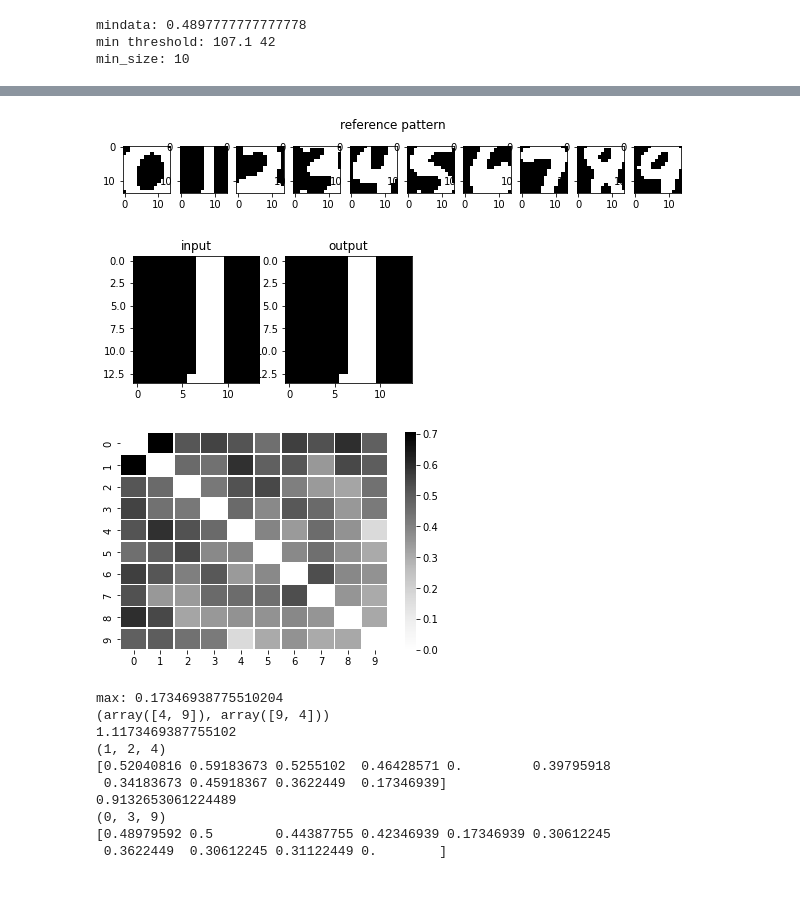
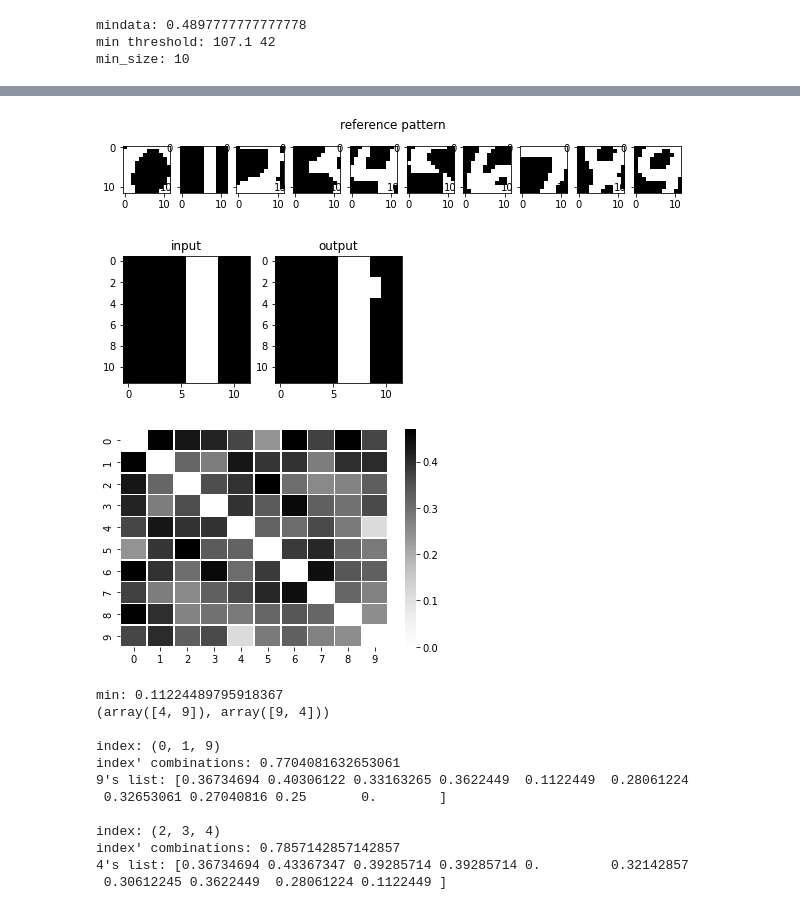
Before and after one commit to aslla77/aslla77, a Jupyter notebook: About_Hopfield_Network/Hopfeild_Network_MNIST.ipynb, the cells around one changed output, grey strips where cells are left out. Cells and saved outputs as stored; diff of their text form; code cells hidden in the pictures.

```diff
--- a/About_Hopfield_Network/Hopfeild_Network_MNIST.ipynb
+++ b/About_Hopfield_Network/Hopfeild_Network_MNIST.ipynb
@@ -238,15 +338,18 @@ min_size: 10
 # %%
 
-L=14
-threshold=43
+L=12
+threshold=42
 crop_img=crop_avr_img_v1(L,list(i for i in range(10)))
 binary_img=change_binary(crop_img,threshold*0.01*255).reshape(10,L*L)
-h_distance=(hamming_d(binary_img,L))/(L**2)
+h_distance=(hamming_d(binary_img,L))
 
 # heatmap plot
-heatmap=sns.heatmap(h_distance,cmap='Greys',linewidth=0.5)
+heatmap=sns.heatmap(h_distance,cmap='Reds',linewidth=0.5)
 #,annot=True
 
 plt.show()
-print(np.max(h_distance))
+print(np.where((h_distance)==np.max(h_distance)))
+print(np.max(h_distance)/L*L,'%')
+print(np.where((h_distance+np.eye(10)*100)==np.min(h_distance+np.eye(10)*100)))
+print('4and9 :',h_distance[4,9]/L*L,'%')
 # %% [output]
@@ -321,7 +426,8 @@ for xinum in range(10):
 
   if index ==8:
     plt.show()
-    plt.figure(figsize=(10,10))
+    if xinum != 9:
+      plt.figure(figsize=(10,10))
     index=0
   index+=1
 # %% [output]
@@ -485,6 +654,7 @@ class hopfield:
       data=np.sum(self.xi[i]==self.S)/(self.L**2)
       if data<=0.2:
         data=np.sum(self.xi[i]*(-1)==self.S)/(self.L**2)
+        self.S=self.S*(-1)
 
       if data>simi :
         simi=data
@@ -498,52 +668,55 @@ class hopfield:
       data=np.sum(self.xi[self.avr.index(index)]*(-1)==self.S)/(self.L**2)
     return data
 # %%
-a=hopfield(14,86,4000,True)
+a=hopfield(12,107.1,4000,True)
 img=a.xi[1].copy()
 a.run(img)
 a.plot_show()
 # %% [output]
-[figure, old version]
+[figure, new version]
-[figure, old version]
+[figure, new version]
 # %%
 from itertools import combinations
 h_distance=(hamming_d(a.xi,14))/(14**2)
 
 # heatmap plot
 heatmap=sns.heatmap(h_distance,cmap='Greys',linewidth=0.5)
 #,annot=True
 
 plt.show()
-
-print('max:',np.min(h_distance+np.eye(10)*100))
+num=9
+print('min:',np.min(h_distance+np.eye(10)*100))
 print(np.where((h_distance+np.eye(10)*100)==np.min(h_distance+np.eye(10)*100)))
 Min=1e-9
-for i,j in combinations(list(i for i in range(len(h_distance[4])) if i!=4 ),2):
-  if Min<np.sum(h_distance[4][[i,j]]):
-    Min=np.sum(h_distance[4][[i,j]])
-    index=(i,j,4)
-print(Min)
-print(index)
-print(h_distance[4])
+for i,j in combinations(list(i for i in range(len(h_distance[num])) if i!=num ),2):
+  if Min<np.sum(h_distance[num][[i,j]]):
+    Min=np.sum(h_distance[num][[i,j]])
+    index=(i,j,num)
+print('\nindex:',index)
+print('index\' combinations:',Min)
+print('{:d}\'s list:'.format(num),h_distance[num])
 
 Min=1e-9
-
-for i,j in combinations(list(i for i in range(len(h_distance[9])) if not(i in index)and i!=9),2):
-  if Min<np.sum(h_distance[9][[i,j]]):
-    Min=np.sum(h_distance[9][[i,j]])
-    index=(i,j,9)
-print(Min)
-print(index)
-print(h_distance[9])
+num=4
+for i,j in combinations(list(i for i in range(len(h_distance[num])) if not(i in index)and i!=num),2):
+  if Min<np.sum(h_distance[num][[i,j]]):
+    Min=np.sum(h_distance[num][[i,j]])
+    index=(i,j,num)
+print('\nindex:',index)
+print('index\' combinations:',Min)
+print('{:d}\'s list:'.format(num),h_distance[num])
+#1,2,4 // 0,3,9
 # %% [output]
-[figure, old version]
+[figure, new version]
-max: 0.17346938775510204
+min: 0.11224489795918367
 (array([4, 9]), array([9, 4]))
-1.1173469387755102
-(1, 2, 4)
-[0.52040816 0.59183673 0.5255102  0.46428571 0.         0.39795918
- 0.34183673 0.45918367 0.3622449  0.17346939]
-0.9132653061224489
-(0, 3, 9)
-[0.48979592 0.5        0.44387755 0.42346939 0.17346939 0.30612245
- 0.3622449  0.30612245 0.31122449 0.        ]
+
+index: (0, 1, 9)
+index' combinations: 0.7704081632653061
+9's list: [0.36734694 0.40306122 0.33163265 0.3622449  0.1122449  0.28061224
+ 0.32653061 0.27040816 0.25       0.        ]
+
+index: (2, 3, 4)
+index' combinations: 0.7857142857142857
+4's list: [0.36734694 0.43367347 0.39285714 0.39285714 0.         0.32142857
+ 0.30612245 0.3622449  0.28061224 0.1122449 ]
```
Also changed, not shown: parts of 30 cells of this notebook.
